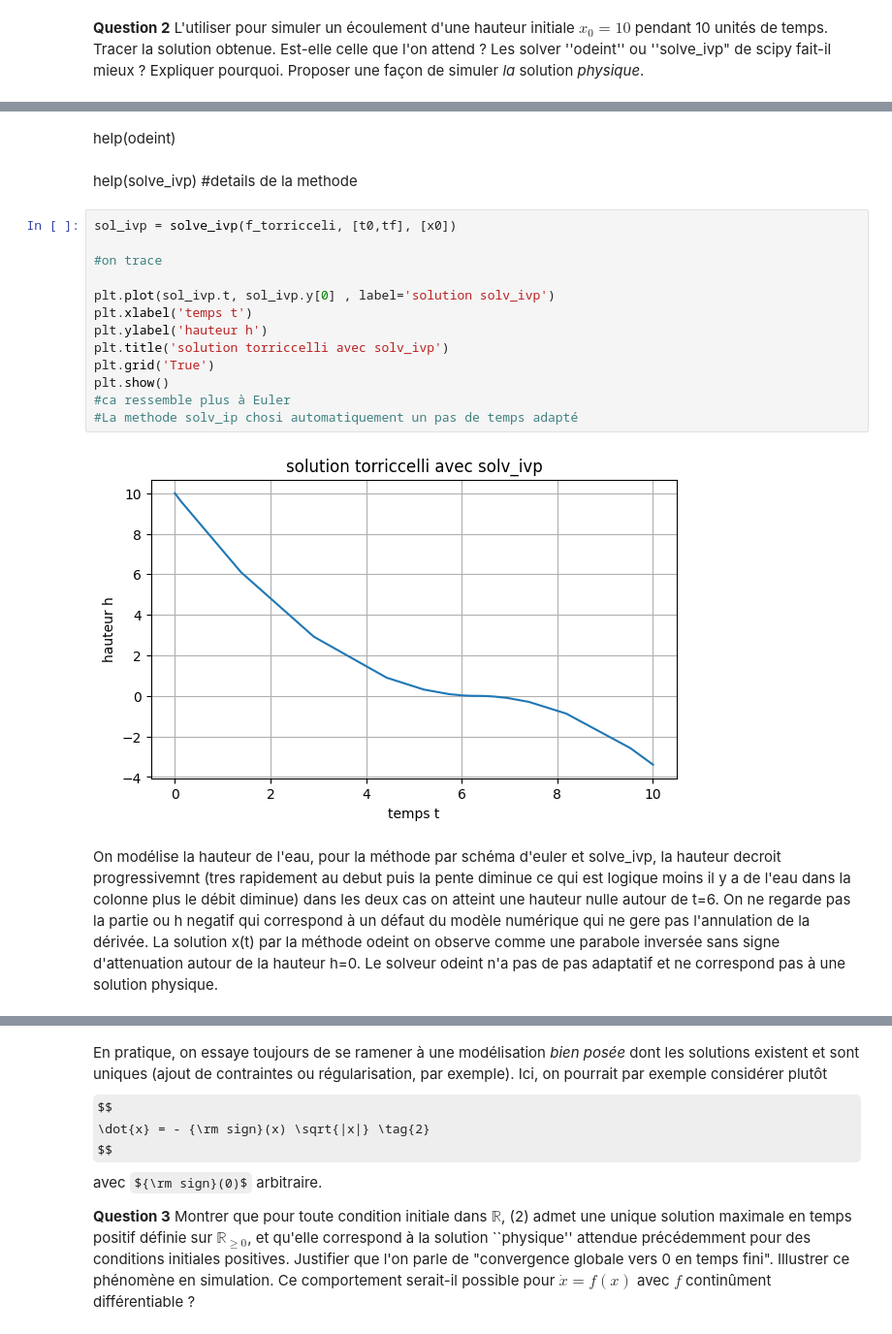
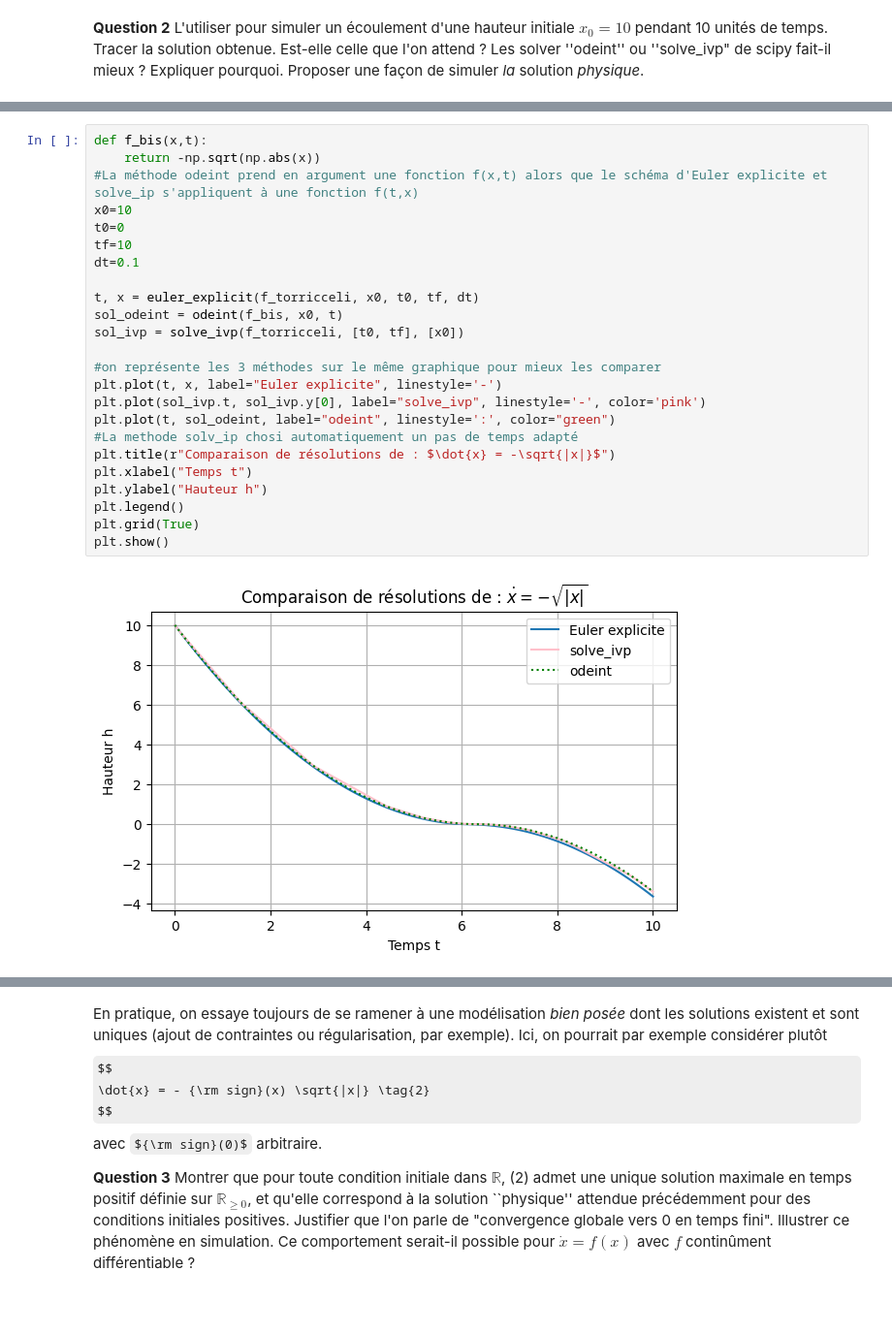
Before and after one commit to eleonoredt/projet_info_UE11, a Jupyter notebook: projet-2.ipynb, the cells around one changed output, grey strips where cells are left out. Shown at 97% size. Saved outputs shown, nothing was run; the diff lists cells and outputs as text; some formulas as TeX source; blank space fills up the shorter version.

```diff
--- a/projet-2.ipynb
+++ b/projet-2.ipynb
@@ -91,22 +79,26 @@ plt.show()
-# %% [markdown]
-help(odeint)
-# %% [markdown]
-help(solve_ivp) #details de la methode
-# %%
-sol_ivp = solve_ivp(f_torricceli, [t0,tf], [x0])
-
-#on trace
-
-plt.plot(sol_ivp.t, sol_ivp.y[0] , label='solution solv_ivp')
-plt.xlabel('temps t')
-plt.ylabel('hauteur h')
-plt.title('solution torriccelli avec solv_ivp')
-plt.grid('True')
-plt.show()
-#ca ressemble plus à Euler
-#La methode solv_ip chosi automatiquement un pas de temps adapté
-# %% [output]
-[figure, removed]
-# %% [markdown]
-On modélise la hauteur de l'eau, pour la méthode par schéma d'euler et solve_ivp, la hauteur decroit progressivemnt (tres rapidement au debut puis la pente diminue ce qui est logique moins il y a de l'eau dans la colonne plus le débit diminue) dans les deux cas on atteint une hauteur nulle autour de t=6. On ne regarde pas la partie ou h negatif qui correspond à un défaut du modèle numérique qui ne gere pas l'annulation de la dérivée.
-La solution x(t) par la méthode odeint on observe comme une parabole inversée sans signe d'attenuation autour de la hauteur h=0. Le solveur odeint n'a pas de pas adaptatif et ne correspond pas à une solution physique.
+# %%
+def f_bis(x,t):
+    return -np.sqrt(np.abs(x))
+#La méthode odeint prend en argument une fonction f(x,t) alors que le schéma d'Euler explicite et solve_ip s'appliquent à une fonction f(t,x)
+x0=10
+t0=0
+tf=10
+dt=0.1
+
+t, x = euler_explicit(f_torricceli, x0, t0, tf, dt)
+sol_odeint = odeint(f_bis, x0, t)
+sol_ivp = solve_ivp(f_torricceli, [t0, tf], [x0])
+
+#on représente les 3 méthodes sur le même graphique pour mieux les comparer
+plt.plot(t, x, label="Euler explicite", linestyle='-')
+plt.plot(sol_ivp.t, sol_ivp.y[0], label="solve_ivp", linestyle='-', color='pink')
+plt.plot(t, sol_odeint, label="odeint", linestyle=':', color="green")
+#La methode solv_ip chosi automatiquement un pas de temps adapté
+plt.title(r"Comparaison de résolutions de : $\dot{x} = -\sqrt{|x|}$")
+plt.xlabel("Temps t")
+plt.ylabel("Hauteur h")
+plt.legend()
+plt.grid(True)
+plt.show()
+# %% [output]
+[figure, added]
```
Also changed, not shown: parts of 24 cells of this notebook.
